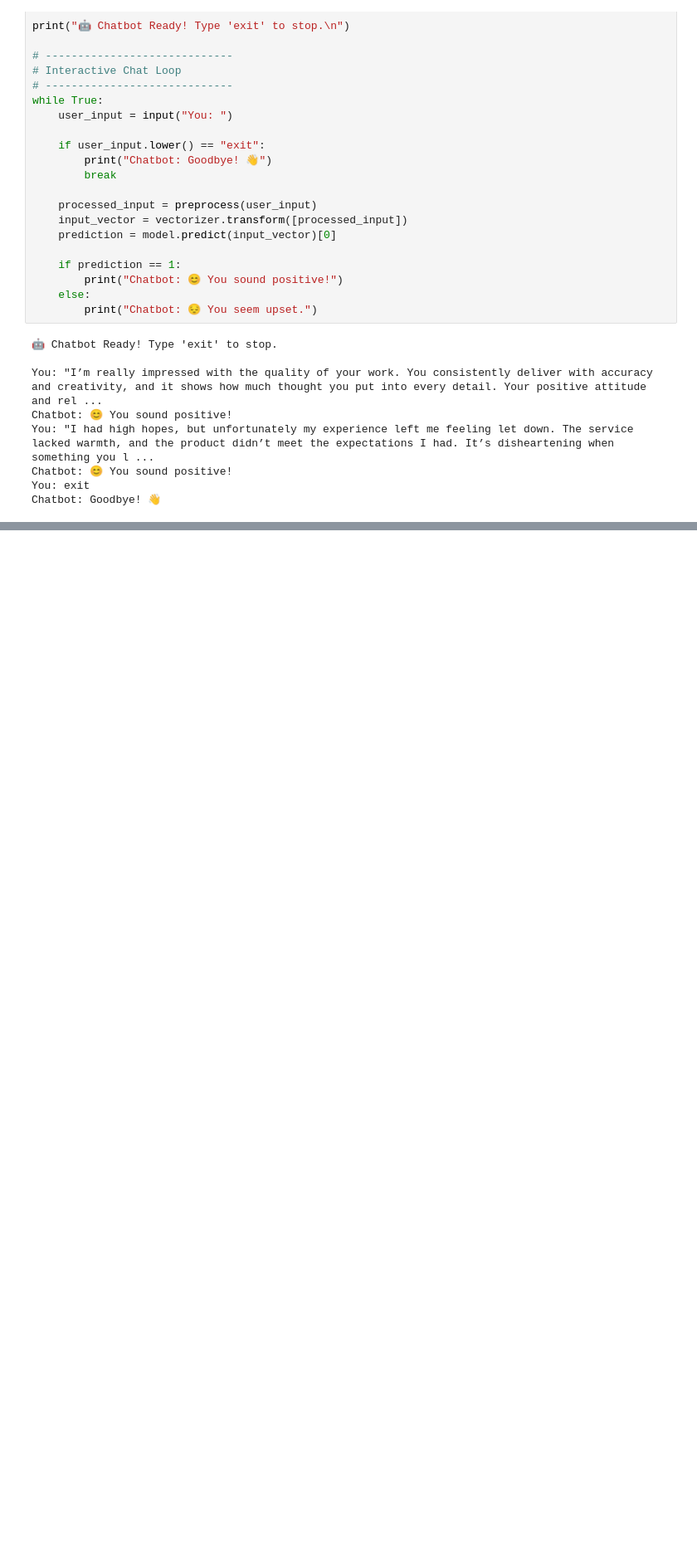
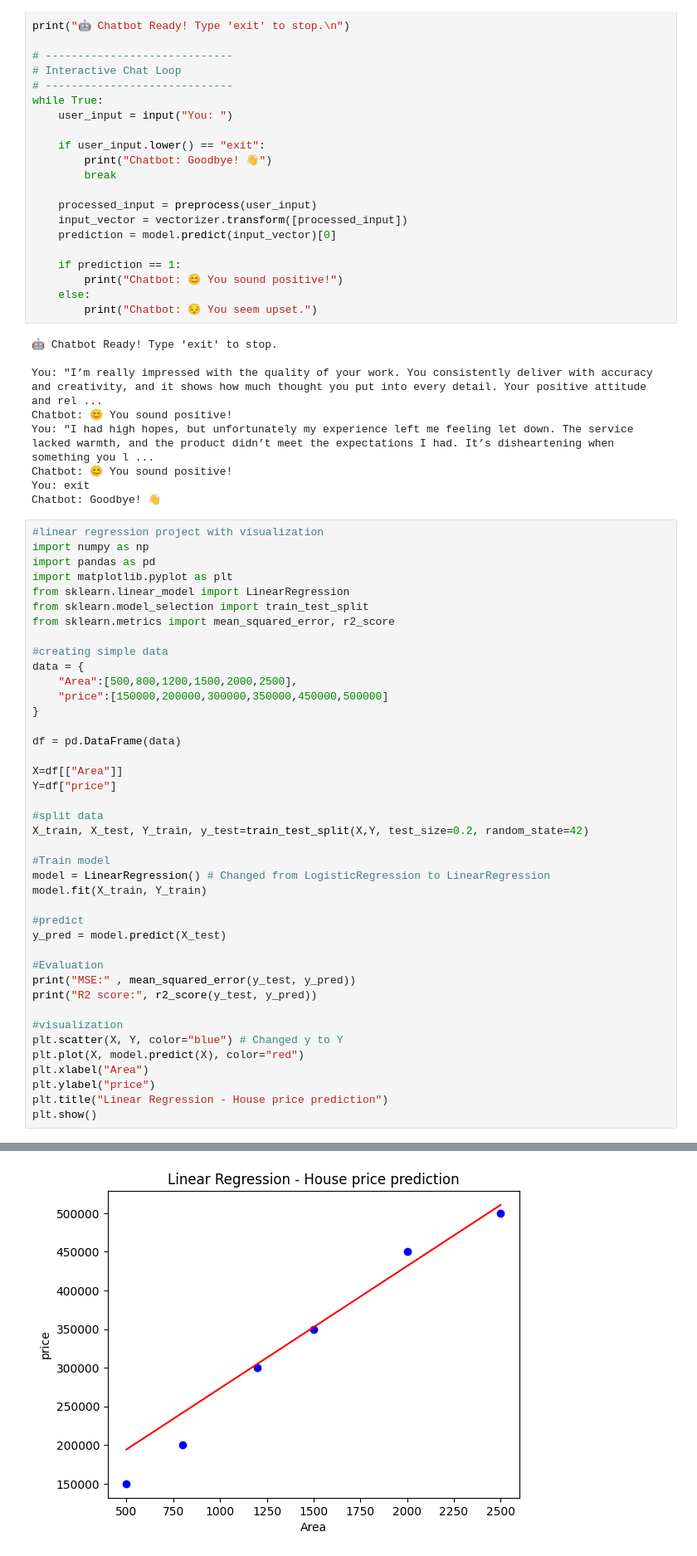
Before and after one commit to kvaishanavi8-source/sentimental-analysis-chatbot, a Jupyter notebook: Untitled1.ipynb, the cells around one changed output, grey strips where cells are left out. Shown at 83% size. Cells and saved outputs as stored; diff of their text form; blank space fills up the shorter version.

```diff
--- a/Untitled1.ipynb
+++ b/Untitled1.ipynb
@@ -101,3 +101,45 @@ You: "I had high hopes, but unfortunately my experience left me feeling let down
 Chatbot: 😊 You sound positive!
 You: exit
 Chatbot: Goodbye! 👋
+# %%
+#linear regression project with visualization
+import numpy as np
+import pandas as pd
+import matplotlib.pyplot as plt
+from sklearn.linear_model import LinearRegression
+from sklearn.model_selection import train_test_split
+from sklearn.metrics import mean_squared_error, r2_score
+
+#creating simple data
+data = {
+    "Area":[500,800,1200,1500,2000,2500],
+    "price":[150000,200000,300000,350000,450000,500000]
+}
+
+df = pd.DataFrame(data)
+
+X=df[["Area"]]
+Y=df["price"]
+
+#split data
+X_train, X_test, Y_train, y_test=train_test_split(X,Y, test_size=0.2, random_state=42)
+
+#Train model
+model = LinearRegression() # Changed from LogisticRegression to LinearRegression
+model.fit(X_train, Y_train)
+
+#predict
+y_pred = model.predict(X_test)
+
+#Evaluation
+print("MSE:" , mean_squared_error(y_test, y_pred))
+print("R2 score:", r2_score(y_test, y_pred))
+
+#visualization
+plt.scatter(X, Y, color="blue") # Changed y to Y
+plt.plot(X, model.predict(X), color="red")
+plt.xlabel("Area")
+plt.ylabel("price")
+plt.title("Linear Regression - House price prediction")
+plt.show()
+# %% [output]
@@ -103,0 +148 @@ Chatbot: Goodbye! 👋
+[figure, added]
```
Also changed, not shown: parts of 1 cell of this notebook.
